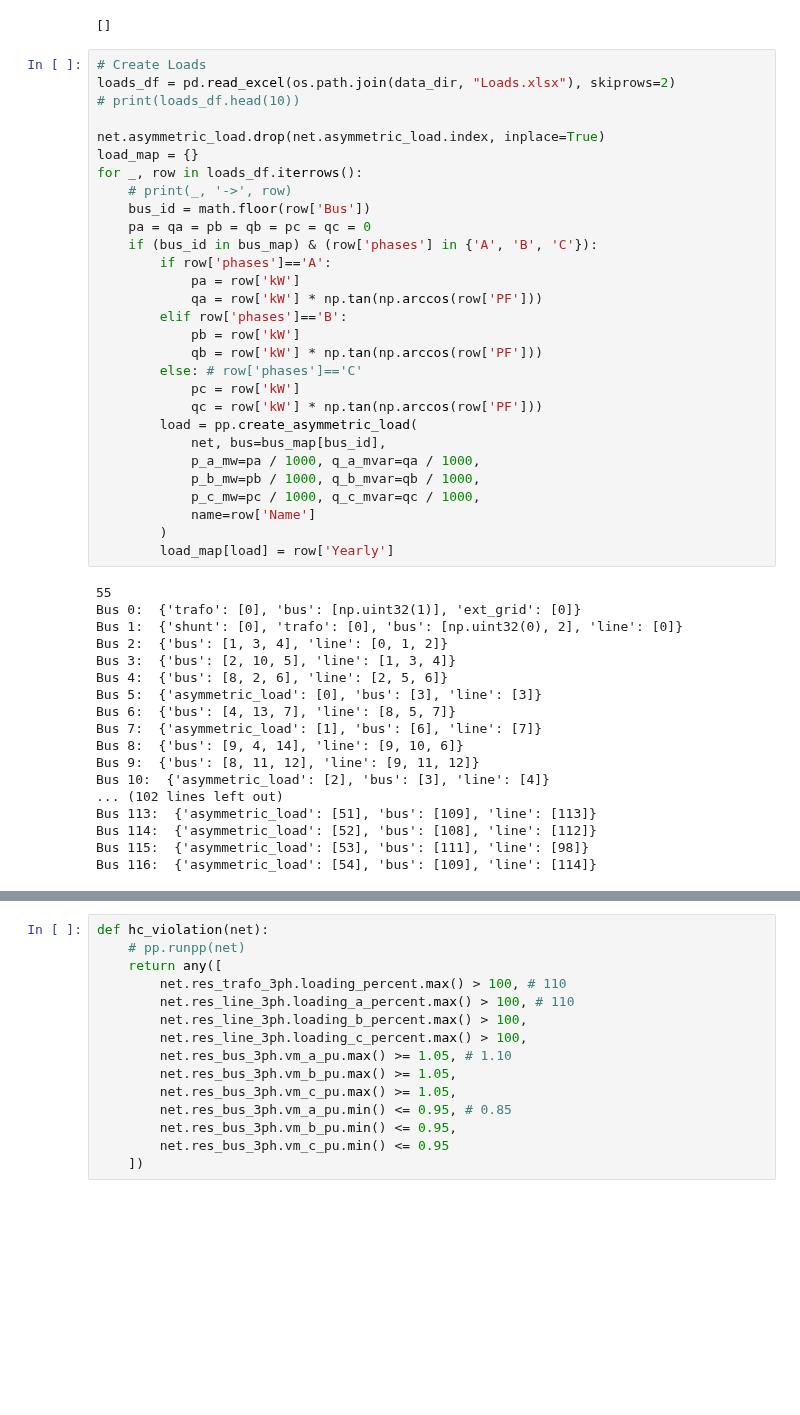
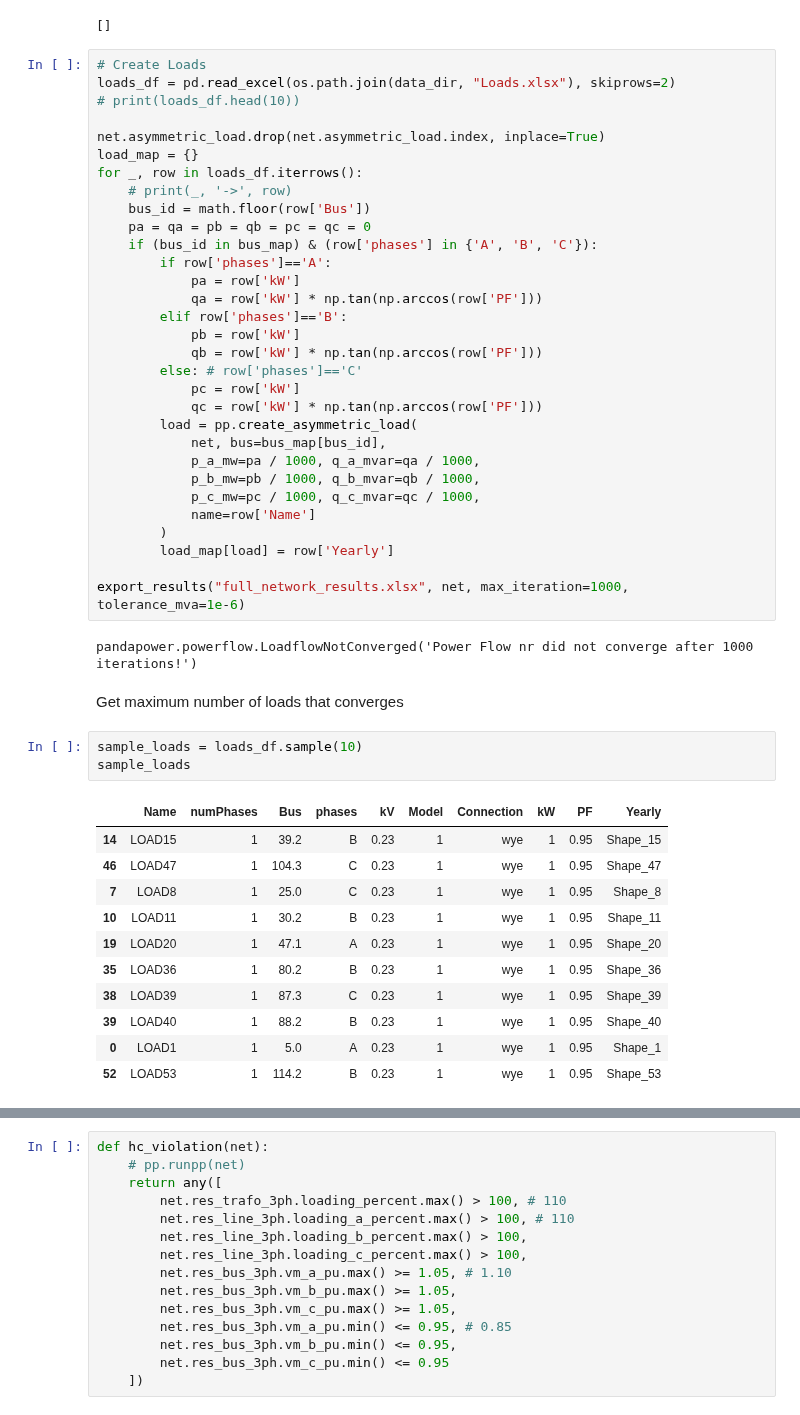
Before and after one commit to antoniovitorvb/IST-thesis-hosting-capacity, a Jupyter notebook: code/power_debug.ipynb, the cells around one changed output, grey strips where cells are left out. Cells and saved outputs as stored; diff of their text form; blank space fills up the shorter version.

```diff
--- a/code/power_debug.ipynb
+++ b/code/power_debug.ipynb
@@ -352,21 +341,24 @@ for _, row in loads_df.iterrows():
             name=row['Name']
         )
         load_map[load] = row['Yearly']
+
+export_results("full_network_results.xlsx", net, max_iteration=1000, tolerance_mva=1e-6)
 # %% [output]
-55
-Bus 0:  {'trafo': [0], 'bus': [np.uint32(1)], 'ext_grid': [0]}
-Bus 1:  {'shunt': [0], 'trafo': [0], 'bus': [np.uint32(0), 2], 'line': [0]}
-Bus 2:  {'bus': [1, 3, 4], 'line': [0, 1, 2]}
-Bus 3:  {'bus': [2, 10, 5], 'line': [1, 3, 4]}
-Bus 4:  {'bus': [8, 2, 6], 'line': [2, 5, 6]}
-Bus 5:  {'asymmetric_load': [0], 'bus': [3], 'line': [3]}
-Bus 6:  {'bus': [4, 13, 7], 'line': [8, 5, 7]}
-Bus 7:  {'asymmetric_load': [1], 'bus': [6], 'line': [7]}
-Bus 8:  {'bus': [9, 4, 14], 'line': [9, 10, 6]}
-Bus 9:  {'bus': [8, 11, 12], 'line': [9, 11, 12]}
-Bus 10:  {'asymmetric_load': [2], 'bus': [3], 'line': [4]}
-... (102 lines left out)
-Bus 113:  {'asymmetric_load': [51], 'bus': [109], 'line': [113]}
-Bus 114:  {'asymmetric_load': [52], 'bus': [108], 'line': [112]}
-Bus 115:  {'asymmetric_load': [53], 'bus': [111], 'line': [98]}
-Bus 116:  {'asymmetric_load': [54], 'bus': [109], 'line': [114]}
+pandapower.powerflow.LoadflowNotConverged('Power Flow nr did not converge after 1000 iterations!')
+# %% [markdown]
+Get maximum number of loads that converges
+# %%
+sample_loads = loads_df.sample(10)
+sample_loads
+# %% [output]
+|  | Name | numPhases | Bus | phases | kV | Model | Connection | kW | PF | Yearly |
+| 14 | LOAD15 | 1 | 39.2 | B | 0.23 | 1 | wye | 1 | 0.95 | Shape_15 |
+| 46 | LOAD47 | 1 | 104.3 | C | 0.23 | 1 | wye | 1 | 0.95 | Shape_47 |
+| 7 | LOAD8 | 1 | 25.0 | C | 0.23 | 1 | wye | 1 | 0.95 | Shape_8 |
+| 10 | LOAD11 | 1 | 30.2 | B | 0.23 | 1 | wye | 1 | 0.95 | Shape_11 |
+| 19 | LOAD20 | 1 | 47.1 | A | 0.23 | 1 | wye | 1 | 0.95 | Shape_20 |
+| 35 | LOAD36 | 1 | 80.2 | B | 0.23 | 1 | wye | 1 | 0.95 | Shape_36 |
+| 38 | LOAD39 | 1 | 87.3 | C | 0.23 | 1 | wye | 1 | 0.95 | Shape_39 |
+| 39 | LOAD40 | 1 | 88.2 | B | 0.23 | 1 | wye | 1 | 0.95 | Shape_40 |
+| 0 | LOAD1 | 1 | 5.0 | A | 0.23 | 1 | wye | 1 | 0.95 | Shape_1 |
+| 52 | LOAD53 | 1 | 114.2 | B | 0.23 | 1 | wye | 1 | 0.95 | Shape_53 |
```
Also changed, not shown: parts of 10 cells of this notebook, 5 other files.
